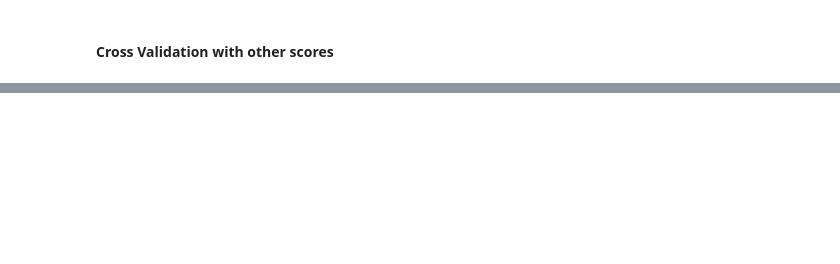
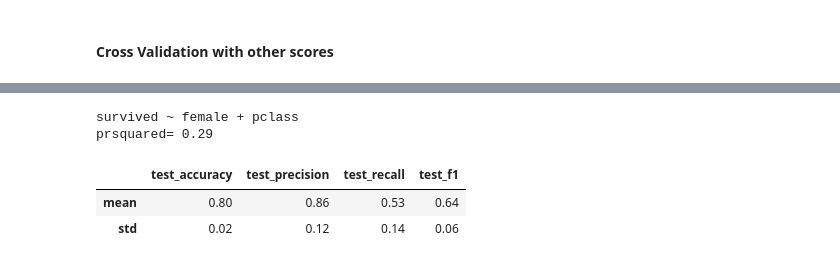
Before and after one commit to code4journalism/machine-learning, a Jupyter notebook: classification-3-titanic.ipynb, the cells around one changed output, grey strips where cells are left out. Saved outputs shown, nothing was run; the diff lists cells and outputs as text; code cells hidden in the pictures; blank space fills up the shorter version.

```diff
--- a/classification-3-titanic.ipynb
+++ b/classification-3-titanic.ipynb
@@ -294,0 +335,8 @@ pd.DataFrame(scores).describe().round(2)[1:3]
+# %%
+get_logistic_regression_predictions("survived ~ female + pclass", df)
+# %% [output]
+survived ~ female + pclass
+prsquared= 0.29
+|  | test_accuracy | test_precision | test_recall | test_f1 |
+| mean | 0.80 | 0.86 | 0.53 | 0.64 |
+| std | 0.02 | 0.12 | 0.14 | 0.06 |
```
Also changed, not shown: parts of 19 cells of this notebook.
